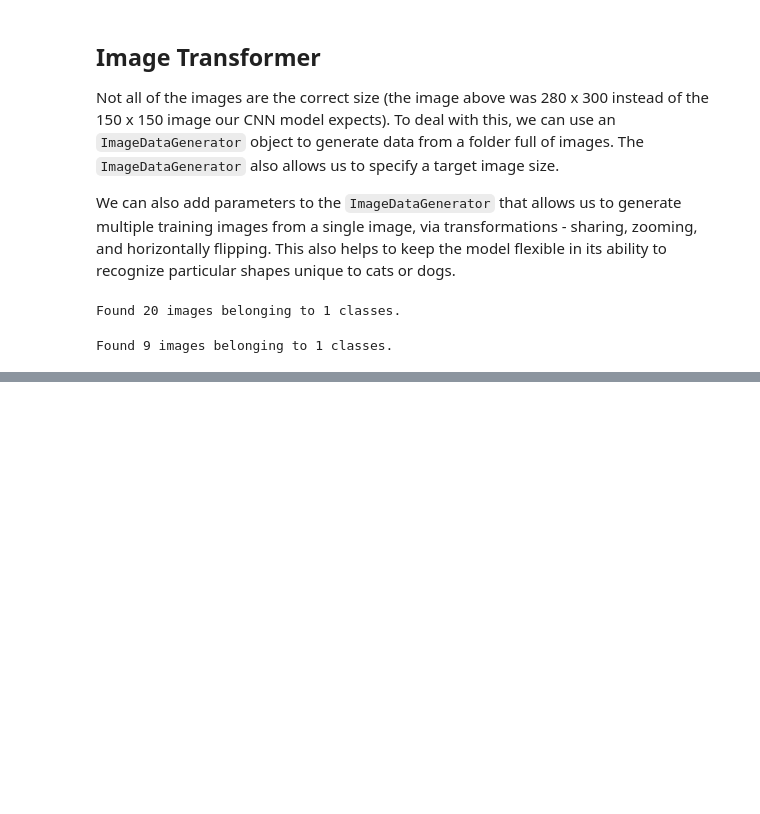
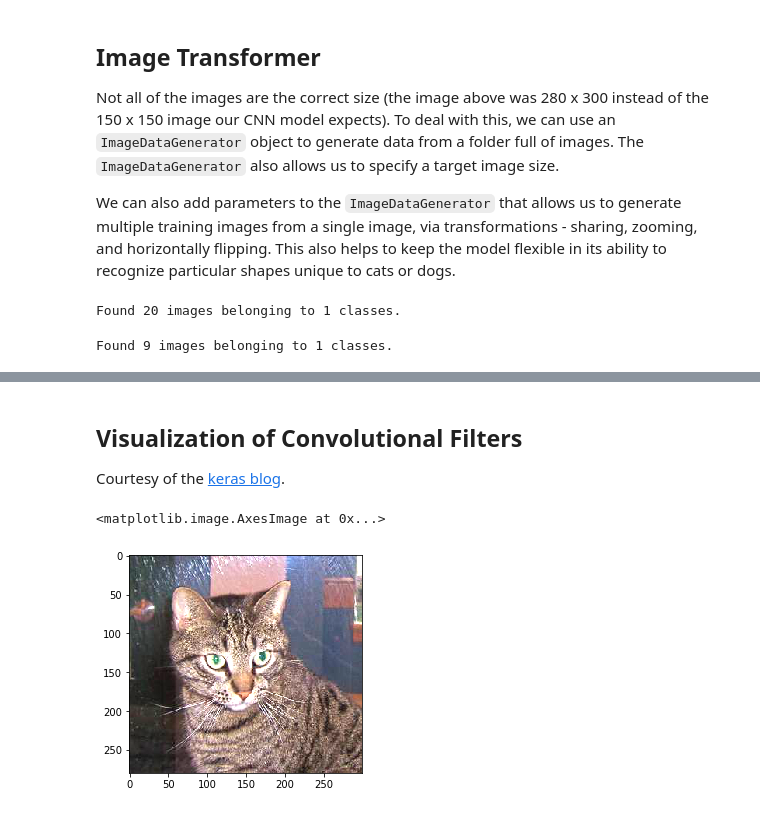
Before and after one commit to charlesreid1/deconvoluting-convolutions, a Jupyter notebook: keras_layer_shapes.ipynb, the cells around one changed output, grey strips where cells are left out. Saved outputs shown, nothing was run; the diff lists cells and outputs as text; code cells hidden in the pictures; blank space fills up the shorter version.

```diff
--- a/keras_layer_shapes.ipynb
+++ b/keras_layer_shapes.ipynb
@@ -348,0 +360,4 @@ model.save_weights('first_try.h5')
+# %% [markdown]
+## Visualization of Convolutional Filters
+
+Courtesy of the [keras blog](https://blog.keras.io/how-convolutional-neural-networks-see-the-world.html).
@@ -348,0 +381,23 @@ model.save_weights('first_try.h5')
+# %%
+def deprocess_image(x):
+    """utility function to convert a float array into a valid uint8 image.
+    # Arguments
+        x: A numpy-array representing the generated image.
+    # Returns
+        A processed numpy-array, which could be used in e.g. imshow.
+    """
+    # normalize tensor: center on 0., ensure std is 0.25
+    x -= x.mean()
+    x /= (x.std() + K.epsilon())
+    x *= 0.25
+
+    # clip to [0, 1]
+    x += 0.5
+    x = np.clip(x, 0, 1)
+
+    # convert to RGB array
+    x *= 255
+    if K.image_data_format() == 'channels_first':
+        x = x.transpose((1, 2, 0))
+    x = np.clip(x, 0, 255).astype('uint8')
+    return x
@@ -348,0 +418,7 @@ model.save_weights('first_try.h5')
+# %%
+temp = np.array(load_img('train/data/cat.1.jpg'),dtype='float64')
+temp = deprocess_image(temp)
+plt.imshow(temp)
+# %% [output]
+<matplotlib.image.AxesImage at 0x...>
+[figure, added]
```
Also changed, not shown: parts of 15 cells of this notebook, 1 other file.
